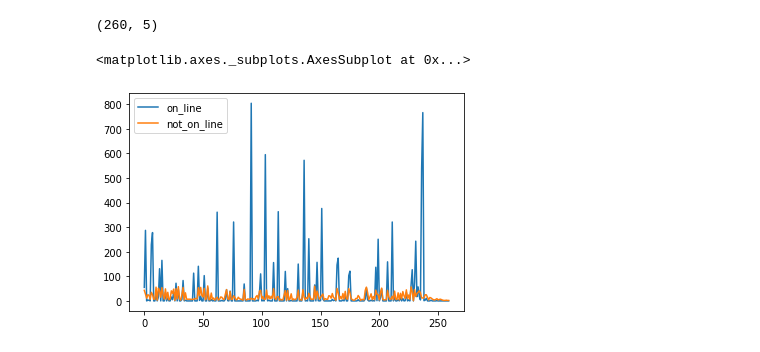
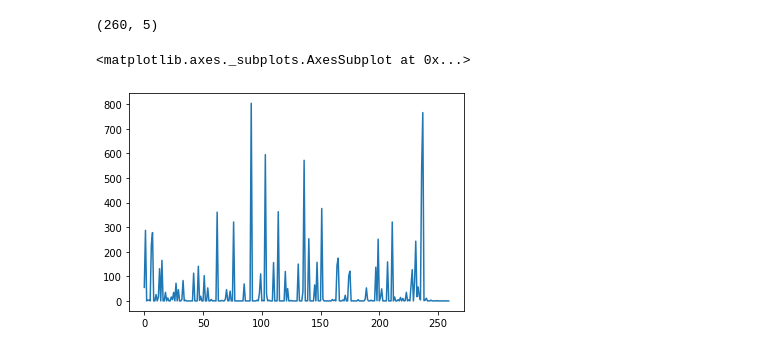
Before and after one commit to mannmoshe/image-processing, a Jupyter notebook: project/image_processing_project.ipynb, the cells around one changed output. Cells and saved outputs as stored; diff of their text form; code cells hidden in the pictures.

```diff
--- a/project/image_processing_project.ipynb
+++ b/project/image_processing_project.ipynb
@@ -482,7 +502,7 @@ df_agg_b.shape
 # %% [output]
 (260, 5)
 # %%
-df_agg_b[['on_line', 'not_on_line']].plot.line()
+df_agg_b['on_line'].plot.line()
 # %% [output]
 <matplotlib.axes._subplots.AxesSubplot at 0x...>
-[figure, old version]
+[figure, new version]
```
Also changed, not shown: parts of 9 cells of this notebook.
